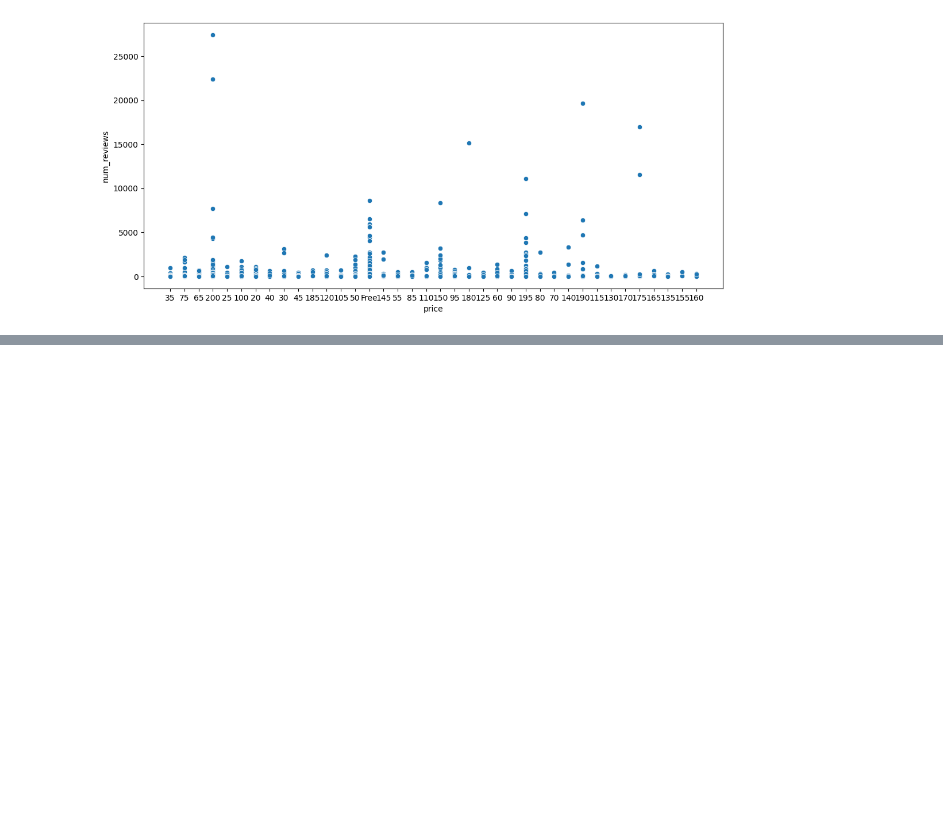
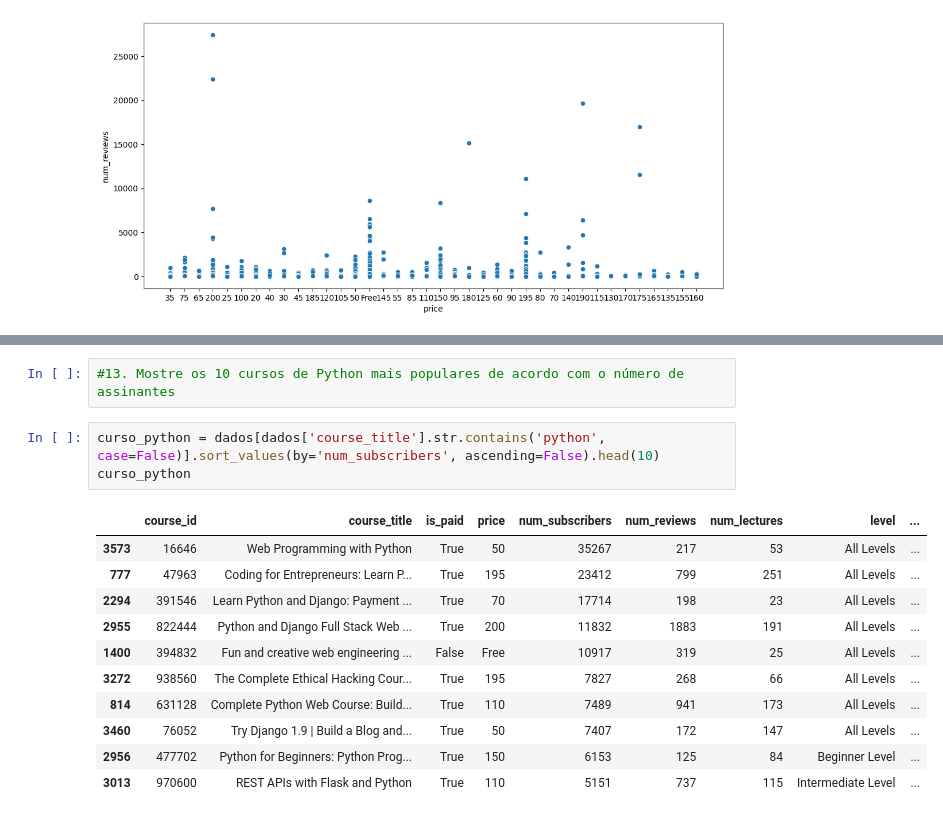
Before and after one commit to Gcango/Analise_e_Avaliacao_curso_da_Udemy, a Jupyter notebook: Analise_Avaliaçao_UdemyCourse.ipynb, the cells around one changed output, grey strips where cells are left out. Drawn from its saved outputs; the diff is of its cells as text; blank space fills up the shorter version.

```diff
--- a/Analise_Avaliaçao_UdemyCourse.ipynb
+++ b/Analise_Avaliaçao_UdemyCourse.ipynb
@@ -276,0 +311,17 @@ plt.show();
+# %%
+#13. Mostre os 10 cursos de Python mais populares de acordo com o número de assinantes
+# %%
+curso_python = dados[dados['course_title'].str.contains('python', case=False)].sort_values(by='num_subscribers', ascending=False).head(10)
+curso_python
+# %% [output]
+|  | course_id | course_title | is_paid | price | num_subscribers | num_reviews | num_lectures | level | ... |
+| 3573 | 16646 | Web Programming with Python | True | 50 | 35267 | 217 | 53 | All Levels | ... |
+| 777 | 47963 | Coding for Entrepreneurs: Learn P... | True | 195 | 23412 | 799 | 251 | All Levels | ... |
+| 2294 | 391546 | Learn Python and Django: Payment ... | True | 70 | 17714 | 198 | 23 | All Levels | ... |
+| 2955 | 822444 | Python and Django Full Stack Web ... | True | 200 | 11832 | 1883 | 191 | All Levels | ... |
+| 1400 | 394832 | Fun and creative web engineering ... | False | Free | 10917 | 319 | 25 | All Levels | ... |
+| 3272 | 938560 | The Complete Ethical Hacking Cour... | True | 195 | 7827 | 268 | 66 | All Levels | ... |
+| 814 | 631128 | Complete Python Web Course: Build... | True | 110 | 7489 | 941 | 173 | All Levels | ... |
+| 3460 | 76052 | Try Django 1.9 | Build a Blog and... | True | 50 | 7407 | 172 | 147 | All Levels | ... |
+| 2956 | 477702 | Python for Beginners: Python Prog... | True | 150 | 6153 | 125 | 84 | Beginner Level | ... |
+| 3013 | 970600 | REST APIs with Flask and Python | True | 110 | 5151 | 737 | 115 | Intermediate Level | ... |
```
Also changed, not shown: parts of 12 cells of this notebook.
